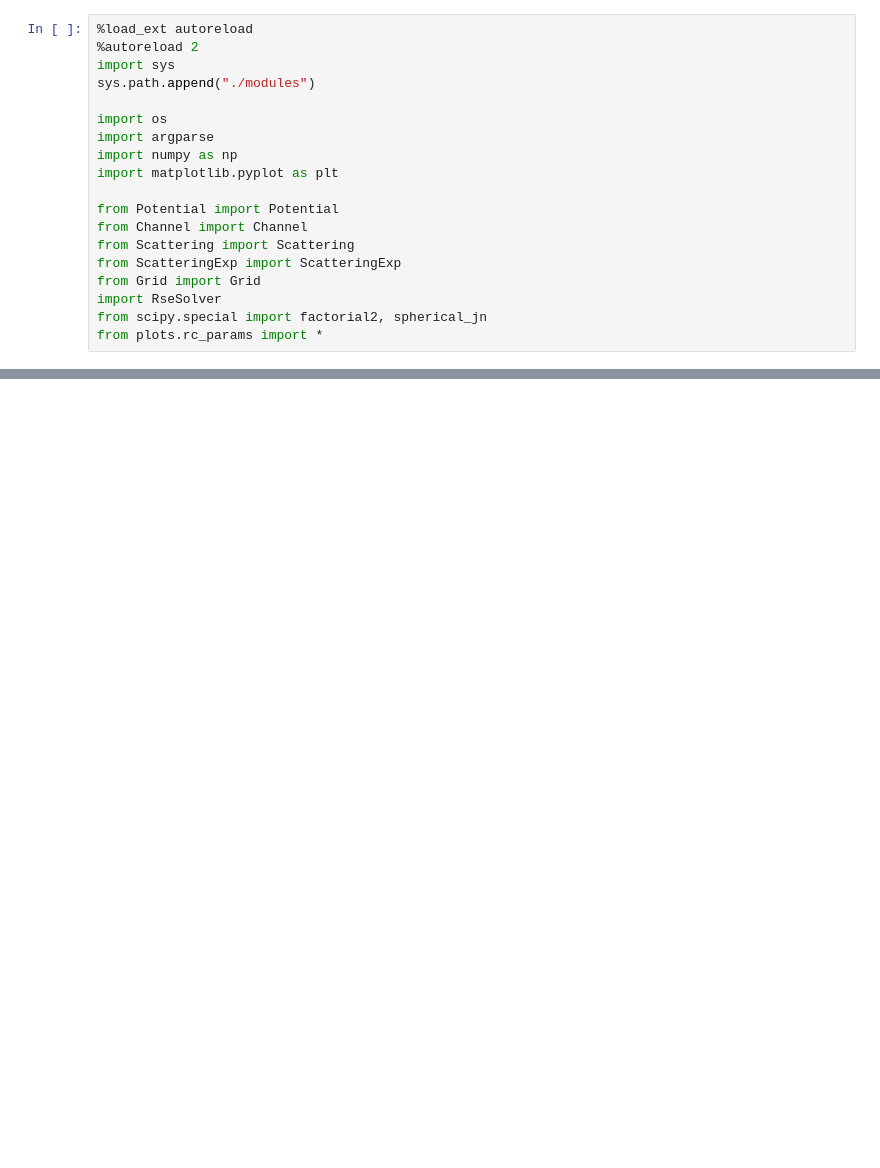
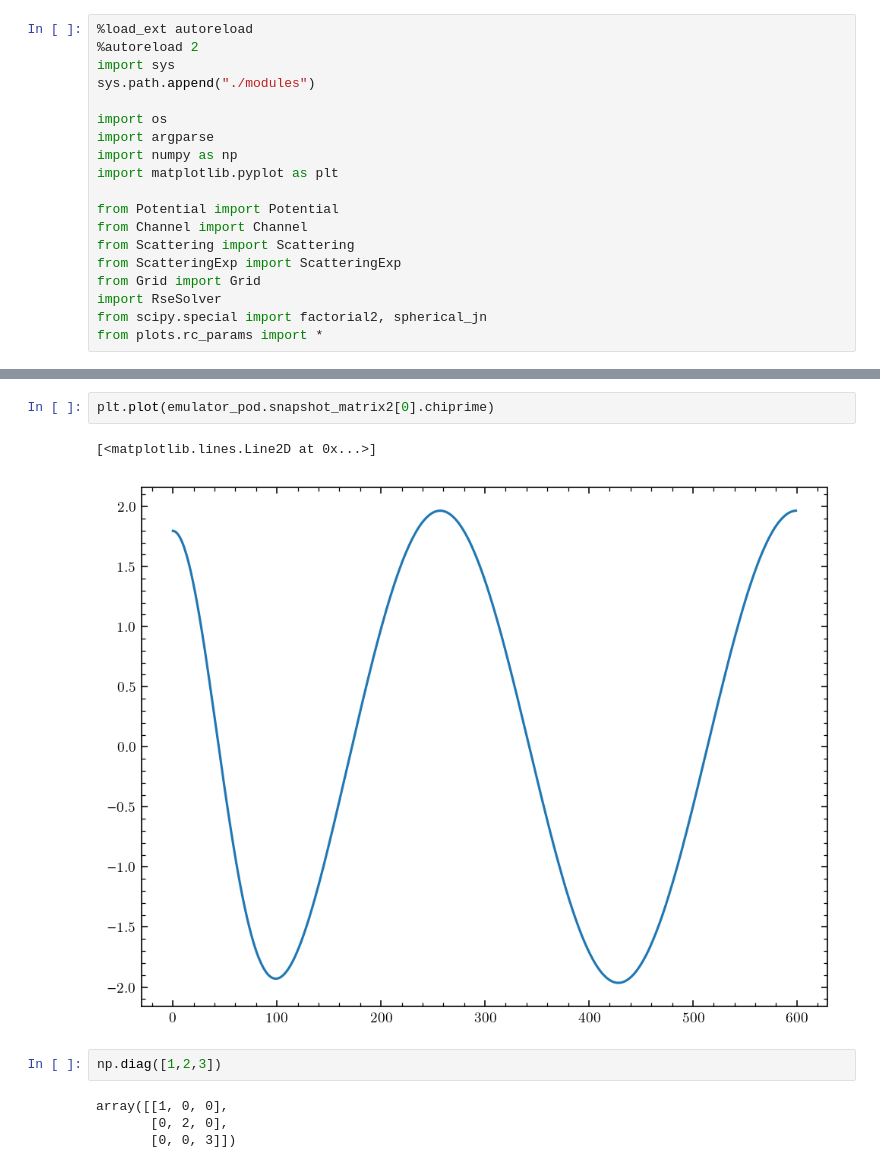
Before and after one commit to buqeye/cs_greedy_emulator, a Jupyter notebook: figures.ipynb, the cells around one changed output, grey strips where cells are left out. Cells and saved outputs as stored; diff of their text form; blank space fills up the shorter version.

```diff
--- a/figures.ipynb
+++ b/figures.ipynb
@@ -47,0 +103,11 @@ testing
+# %%
+plt.plot(emulator_pod.snapshot_matrix2[0].chiprime)
+# %% [output]
+[<matplotlib.lines.Line2D at 0x...>]
+[figure, added]
+# %%
+np.diag([1,2,3])
+# %% [output]
+array([[1, 0, 0],
+       [0, 2, 0],
+       [0, 0, 3]])
```
Also changed, not shown: parts of 6 cells of this notebook, 4 other files.
